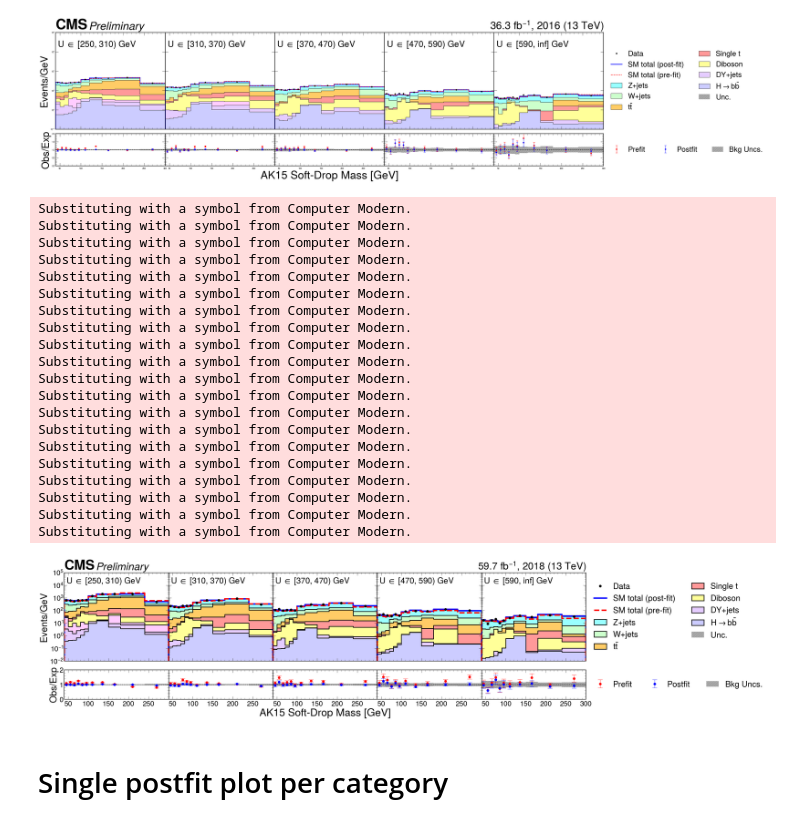
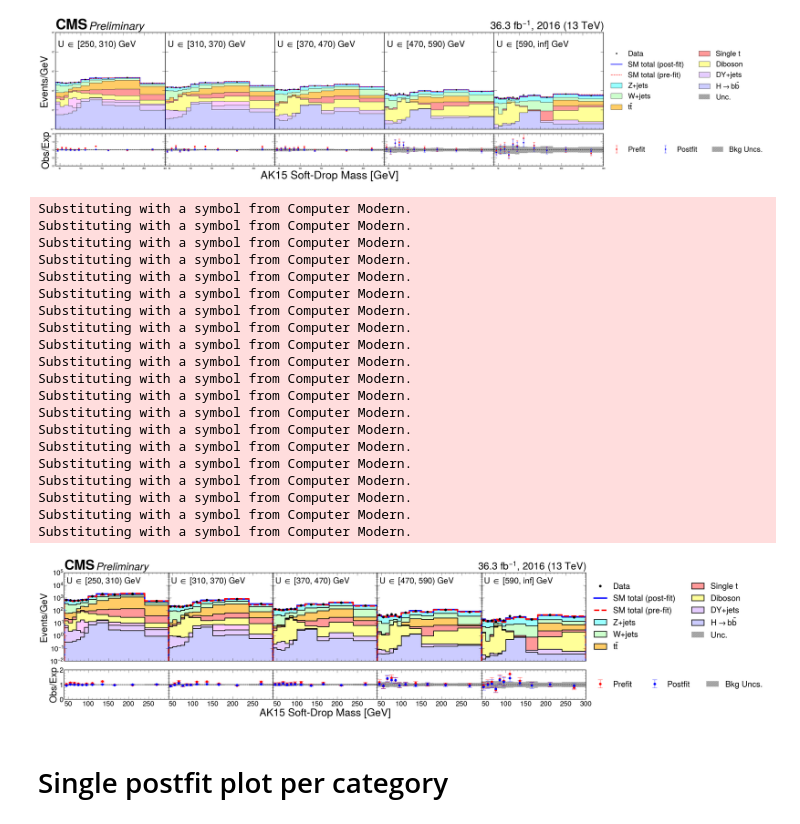
Before and after one commit to mcremone/decaf, a Jupyter notebook: analysis/notebooks/darkhiggs-postfit-with-uncertainties.ipynb, the cells around one changed output. Drawn from its saved outputs; the diff is of its cells as text; code cells hidden in the pictures.

Commit message:
new result plots

```diff
--- a/analysis/notebooks/darkhiggs-postfit-with-uncertainties.ipynb
+++ b/analysis/notebooks/darkhiggs-postfit-with-uncertainties.ipynb
@@ -836,7 +836,7 @@ def plot_postfit(f, region, year, processes40to120, processes120to300, saveplot=
 # %%
 saveplot = True
 
-year = '2018'
+year = '2016'
 
 lumis = { #Values from https://twiki.cern.ch/twiki/bin/viewauth/CMS/PdmVAnalysisSummaryTable
         '2016': "36.3",
@@ -849,34 +849,34 @@ f = up.open("../hists/darkhiggs.postfit")
 
 processes40to120 = ['hbbMC', 'dyjetsMC', 'qcdMC', 'vvMC', 'stMC', 'ttMC', 'ttMC', 'wjets', 'wjetsMC', 'zjets', 'zjetsMC']
 processes120to300 = ['hbbMC', 'dyjetsMC', 'qcdMC', 'vvMC', 'stMC', 'tt',  'ttMC', 'wjets', 'wjetsMC', 'zjets', 'zjetsMC']
 
 plot_postfit(f, 'sr', year, processes40to120, processes120to300, saveplot)
 #plot_postfit(f, 'wecr', year, processes40to120, processes120to300, saveplot)
 #plot_postfit(f, 'wmcr', year, processes40to120, processes120to300, saveplot)
 #plot_postfit(f, 'tecr', year, processes40to120, processes120to300, saveplot)
 #plot_postfit(f, 'tmcr', year, processes40to120, processes120to300, saveplot)
 # %% [output]
 Substituting with a symbol from Computer Modern.
 Substituting with a symbol from Computer Modern.
 Substituting with a symbol from Computer Modern.
 Substituting with a symbol from Computer Modern.
 Substituting with a symbol from Computer Modern.
 Substituting with a symbol from Computer Modern.
 Substituting with a symbol from Computer Modern.
 Substituting with a symbol from Computer Modern.
 Substituting with a symbol from Computer Modern.
 Substituting with a symbol from Computer Modern.
 Substituting with a symbol from Computer Modern.
 Substituting with a symbol from Computer Modern.
 Substituting with a symbol from Computer Modern.
 Substituting with a symbol from Computer Modern.
 Substituting with a symbol from Computer Modern.
 Substituting with a symbol from Computer Modern.
 Substituting with a symbol from Computer Modern.
 Substituting with a symbol from Computer Modern.
 Substituting with a symbol from Computer Modern.
 Substituting with a symbol from Computer Modern.
-[figure, old version]
+[figure, new version]
 # %% [markdown]
 # Single postfit plot per category
 # %% [markdown]
```
Also changed, not shown: 6 other files.
